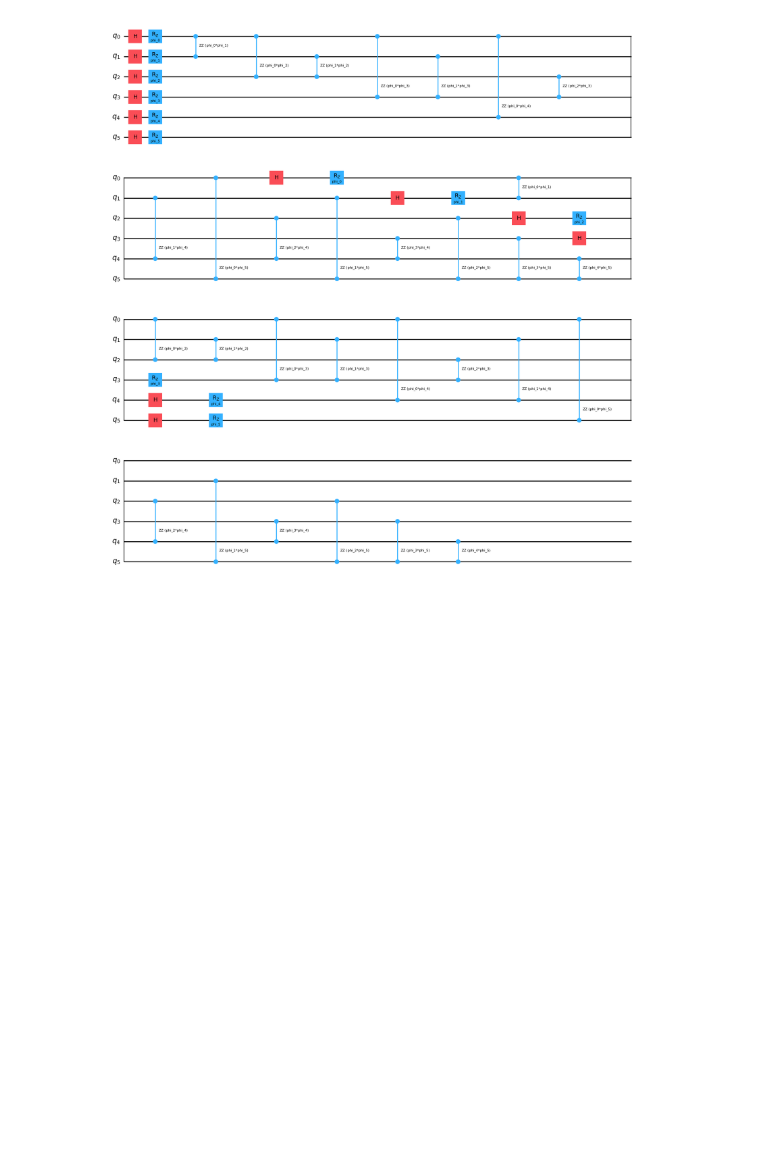
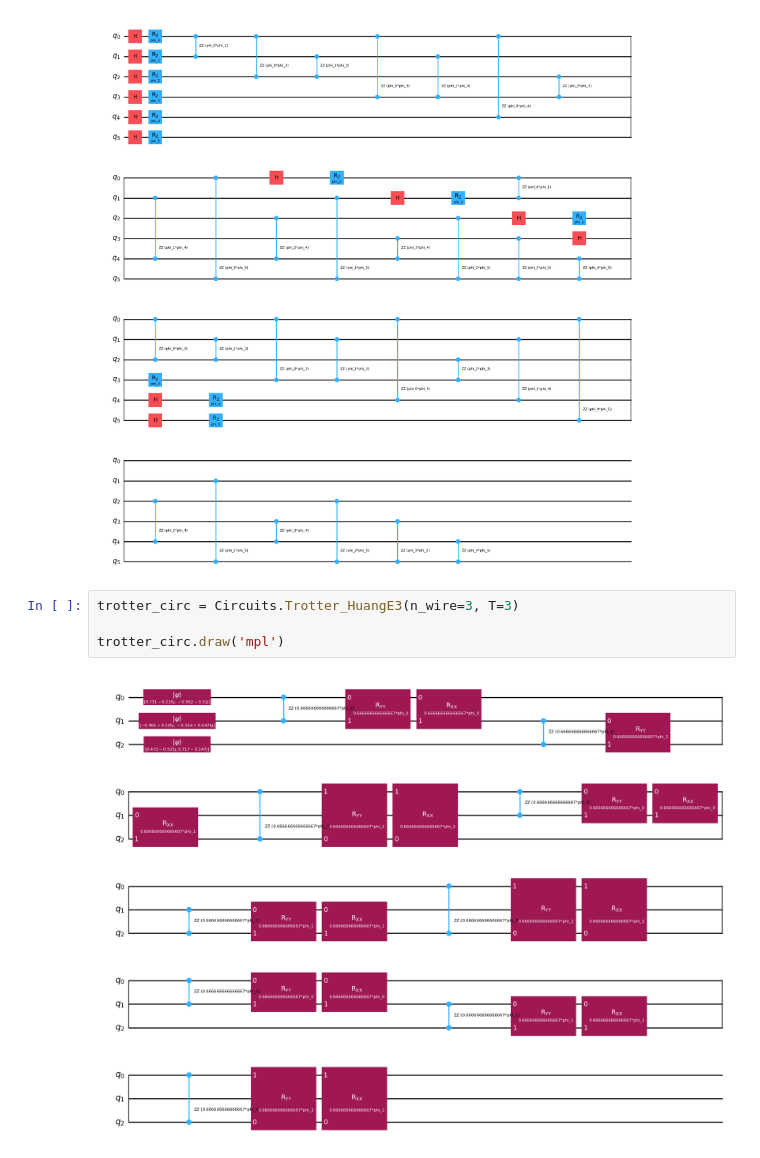
Before and after one commit to fdamore/QK, a Jupyter notebook: notebooks/validation.ipynb, the cells around one changed output. Drawn from its saved outputs; the diff is of its cells as text; blank space fills up the shorter version.

Commit message:
added Trotter encoding, corrections to uniform, IQP

```diff
--- a/notebooks/validation.ipynb
+++ b/notebooks/validation.ipynb
@@ -376,3 +373,9 @@ iqp_circ = Circuits.IQP_HuangE2(n_wire=6)
 iqp_circ.draw('mpl')
 # %% [output]
 [figure]
+# %%
+trotter_circ = Circuits.Trotter_HuangE3(n_wire=3, T=3)
+
+trotter_circ.draw('mpl')
+# %% [output]
+[figure, added]
```
Also changed, not shown: parts of 3 cells of this notebook, 2 other files.
